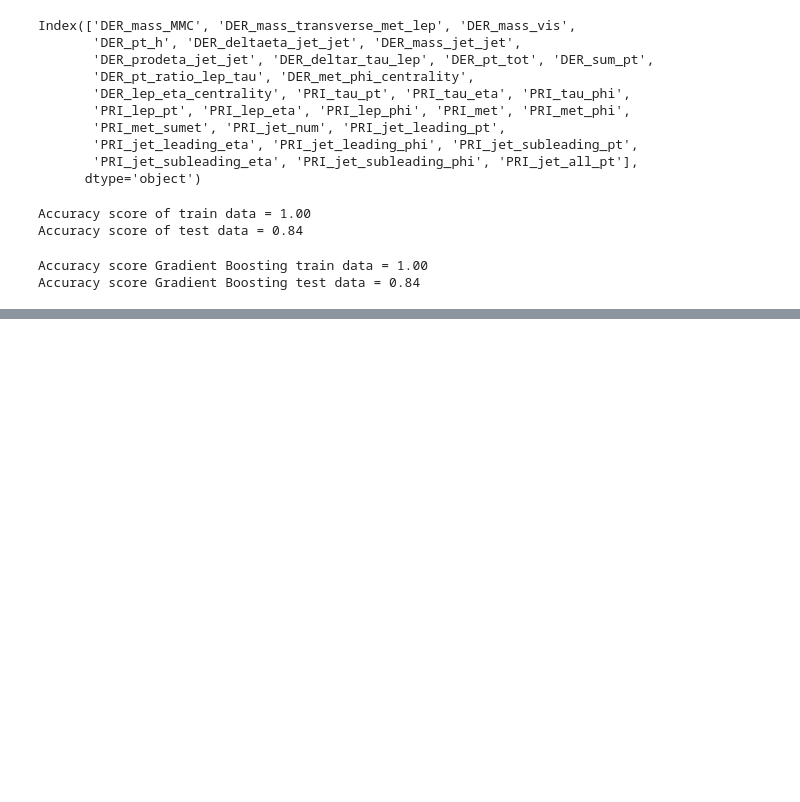
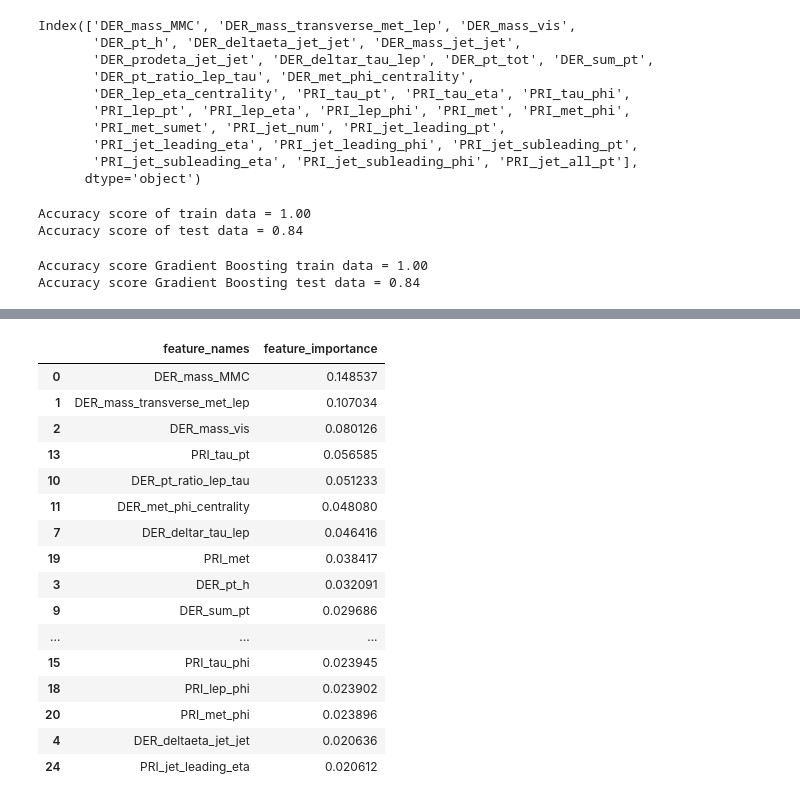
Before and after one commit to skumarudel/DSPS_SKumar, a Jupyter notebook: HW8/HiggsBosonSearch.ipynb, the cells around one changed output, grey strips where cells are left out. Cells and saved outputs as stored; diff of their text form; code cells hidden in the pictures; blank space fills up the shorter version.

```diff
--- a/HW8/HiggsBosonSearch.ipynb
+++ b/HW8/HiggsBosonSearch.ipynb
@@ -165,0 +187,24 @@ Accuracy score Gradient Boosting test data = 0.84
+# %%
+data={'feature_names':df.columns[1:-2],'feature_importance':rf.feature_importances_}
+fi_df = pd.DataFrame(data)
+fi_df.sort_values(by=['feature_importance'], ascending=False,inplace=True)
+# %%
+fi_df.head(20)
+# %% [output]
+|  | feature_names | feature_importance |
+| 0 | DER_mass_MMC | 0.148537 |
+| 1 | DER_mass_transverse_met_lep | 0.107034 |
+| 2 | DER_mass_vis | 0.080126 |
+| 13 | PRI_tau_pt | 0.056585 |
+| 10 | DER_pt_ratio_lep_tau | 0.051233 |
+| 11 | DER_met_phi_centrality | 0.048080 |
+| 7 | DER_deltar_tau_lep | 0.046416 |
+| 19 | PRI_met | 0.038417 |
+| 3 | DER_pt_h | 0.032091 |
+| 9 | DER_sum_pt | 0.029686 |
+| ... | ... | ... |
+| 15 | PRI_tau_phi | 0.023945 |
+| 18 | PRI_lep_phi | 0.023902 |
+| 20 | PRI_met_phi | 0.023896 |
+| 4 | DER_deltaeta_jet_jet | 0.020636 |
+| 24 | PRI_jet_leading_eta | 0.020612 |
```
Also changed, not shown: parts of 4 cells of this notebook.
